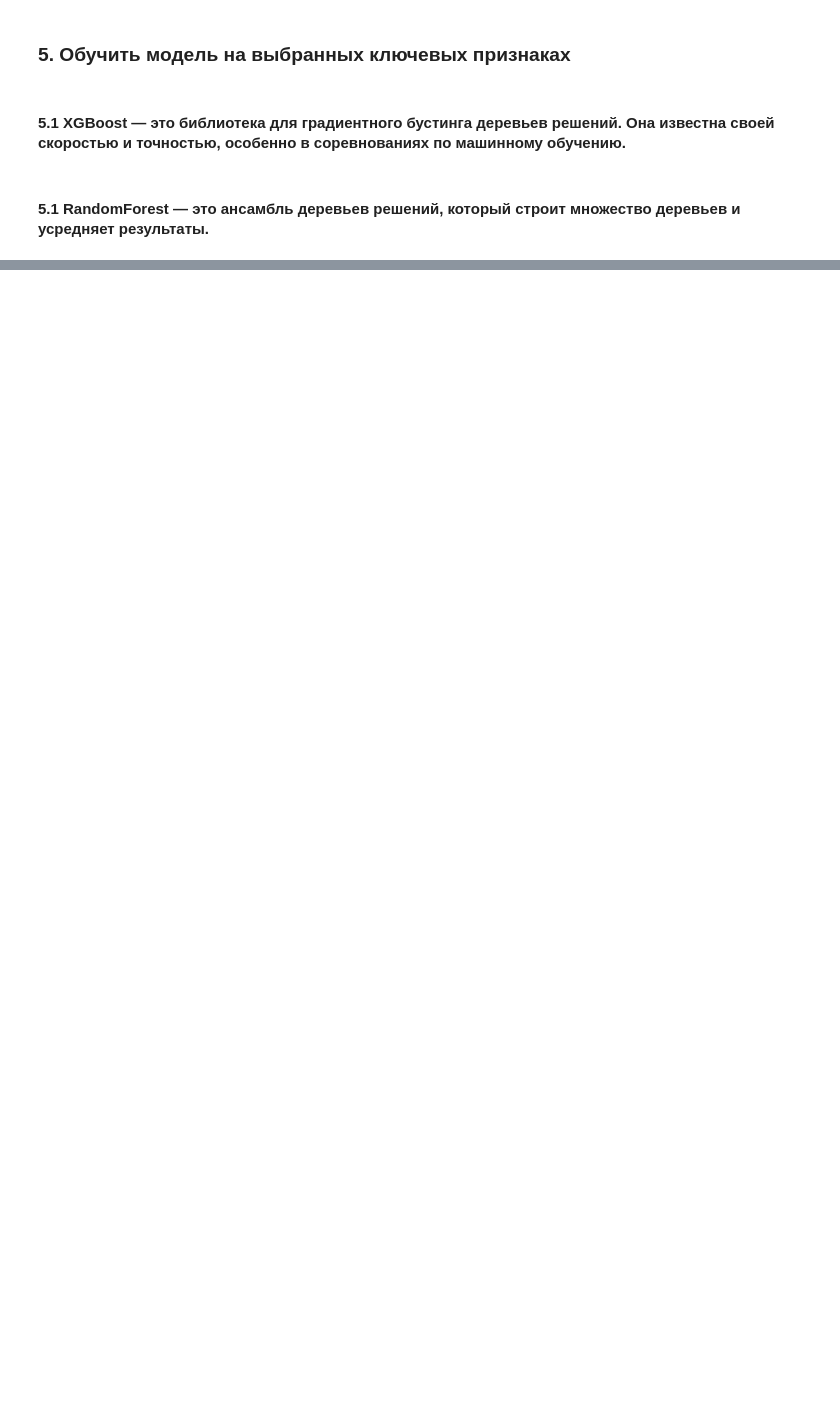
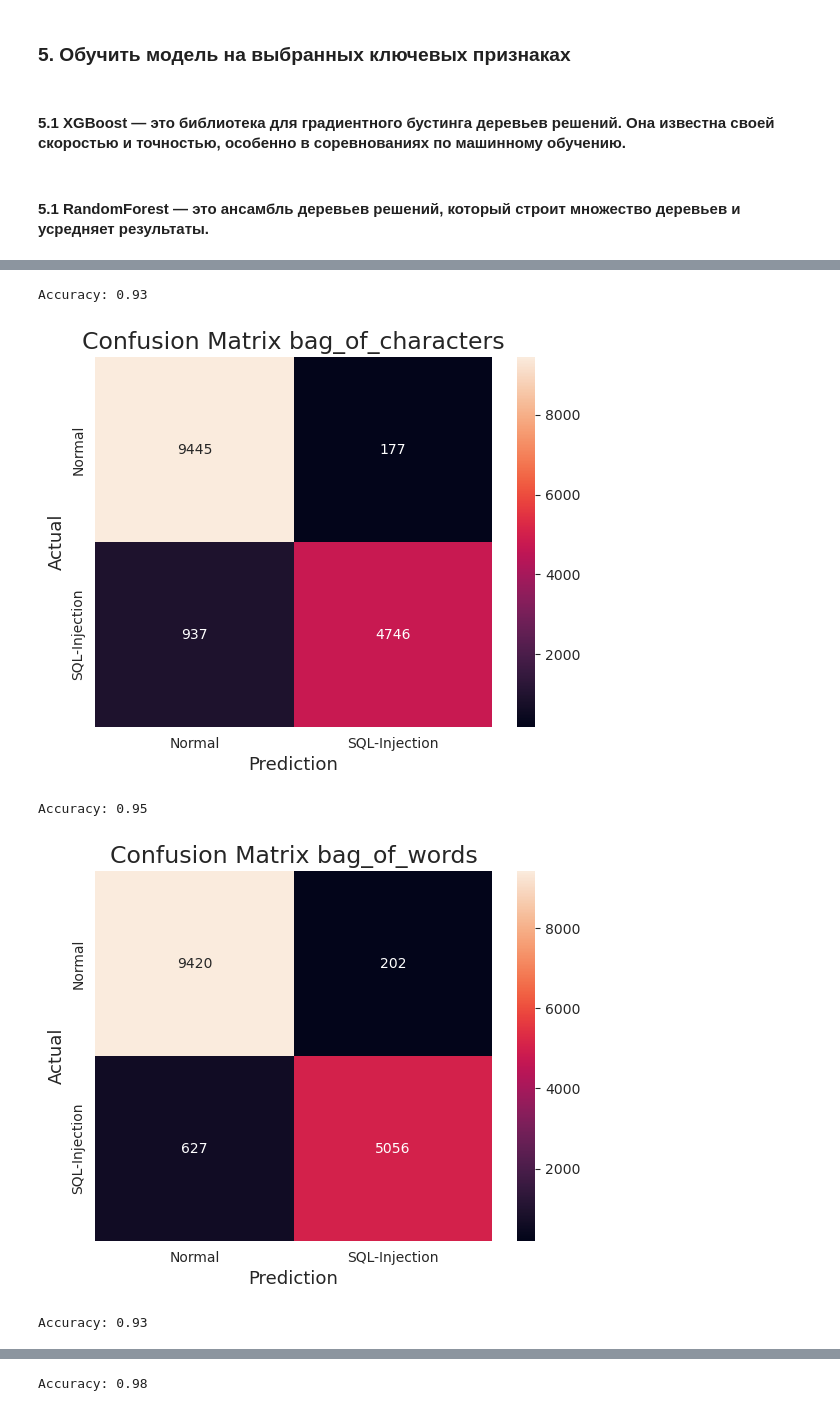
Before and after one commit to belkin-vitaliy/ai-task2, a Jupyter notebook: task2.ipynb, the cells around one changed output, grey strips where cells are left out. Saved outputs shown, nothing was run; the diff lists cells and outputs as text; code cells hidden in the pictures; blank space fills up the shorter version.

```diff
--- a/task2.ipynb
+++ b/task2.ipynb
@@ -404,6 +407,9 @@ selectors = {method: FeatureSelecter(n_components=method_components[method]) for
 # %%
-x_train_selected_by_method_vectorize = {}
+import datetime
+
+x_train_reduced = {}
 for method in methods:
-    print(f"{time.time()} Применение fit_transform к обучающим данным в разрезе медода векторизации: {method}")
-    x_train_selected_by_method_vectorize[method] = selectors[method].fit_transform(x_train_vectors[method], y_train)
+    x_train_reduced[method] = selectors[method].fit_transform(x_train_vectors[method], y_train)
+    print(
+        f"{datetime.datetime.now()} Применение fit_transform к обучающим данным в разрезе медода векторизации: {method}. Размерность признаков: {x_train_reduced[method].shape[1]}")
 # %% [output]
@@ -449,0 +422,8 @@ array([[ 1.98193937, -2.67339022, -0.07126581, ..., -0.72287046,
+# %%
+import datetime
+
+x_test_reduced = {}
+for method in methods:
+    x_test_reduced[method] = selectors[method].transform(x_test_vectors[method])
+    print(
+        f"{datetime.datetime.now()} Применение transform к обучающим данным в разрезе медода векторизации: {method}. Размерность признаков: {x_test_reduced[method].shape[1]}")
@@ -450,5 +435,6 @@ array([[ 1.98193937, -2.67339022, -0.07126581, ..., -0.72287046,
 # %% [markdown]
 #### 4.4. Размерность отобранных признаков
 # %%
-print(x_train_selected_by_method_vectorize['tf-idf'].shape)
+for method in methods:
+    print(f'Размерность признаков для {method}: {x_train_reduced[method].shape}')
 # %% [output]
@@ -471,0 +484,28 @@ Accuracy: 0.6231
+# %%
+classifier = {}
+for method in methods:
+    #  Инициализация классификатора случайного леса
+    classifier[method] = ModelFabric.create_model(model_name)#RandomForestClassifier(random_state=999)
+    # Обучение модели на выбранных признаках
+    classifier[method].fit(x_train_model[method], y_train)
+# %%
+# Применяем обученную модель для предсказания на тестовых данных.
+for method in methods:
+    # Прогнозирование на тестовых данных
+    y_pred = classifier[method].predict(x_test_model[method])
+    # Вычисление accuracy
+    accuracy = accuracy_score(y_test, y_pred)
+    # Выводим точность
+    print(f"Accuracy: {accuracy:.2f}")
+
+    # Строим матрицу ошибок
+    cm = confusion_matrix(y_test, y_pred)
+
+    # Визуализация матрицы ошибок с использованием heatmap
+    plot_confusion_matrix(y_expect=y_test, y_pred=y_pred, method=method)
+# %% [output]
+Accuracy: 0.93
+[figure, added]
+Accuracy: 0.95
+[figure, added]
+Accuracy: 0.93
@@ -471,0 +513 @@ Accuracy: 0.6231
+Accuracy: 0.98
```
Also changed, not shown: parts of 19 cells of this notebook.
